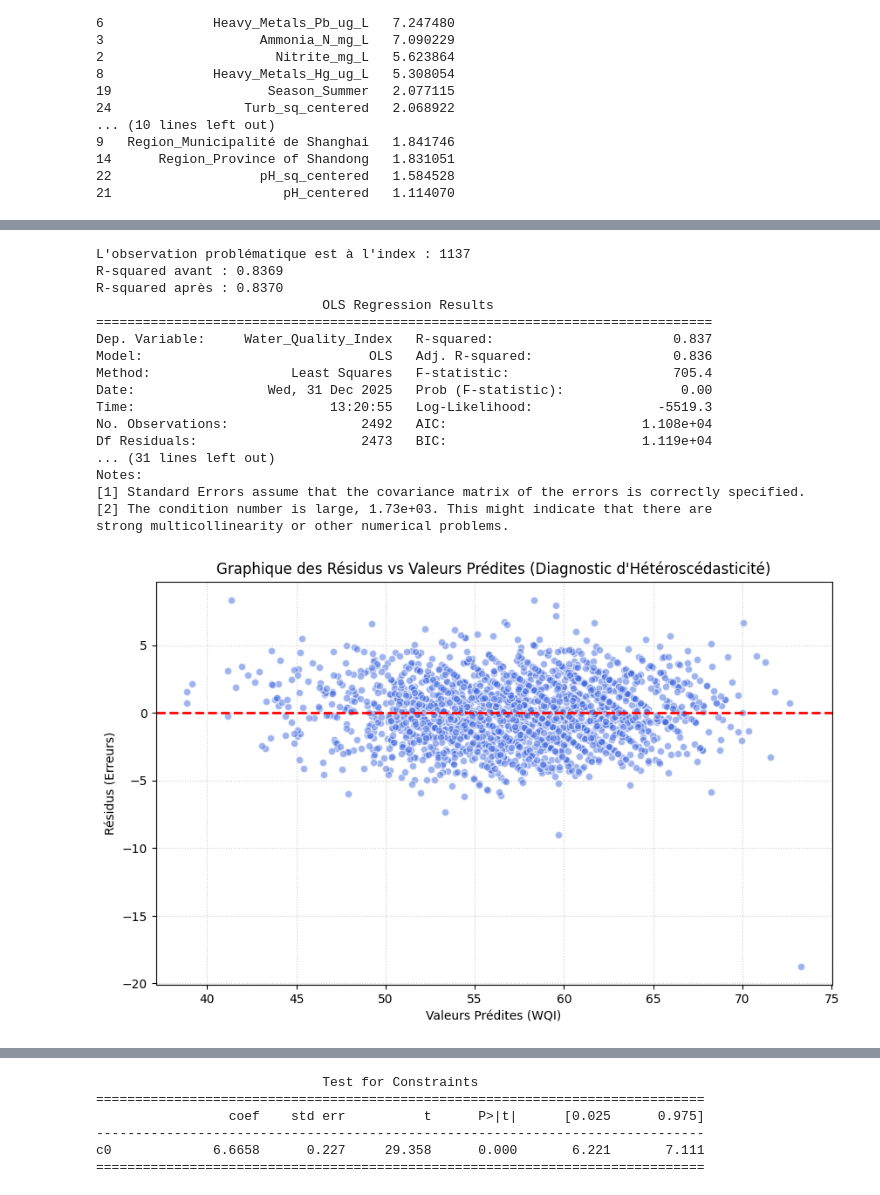
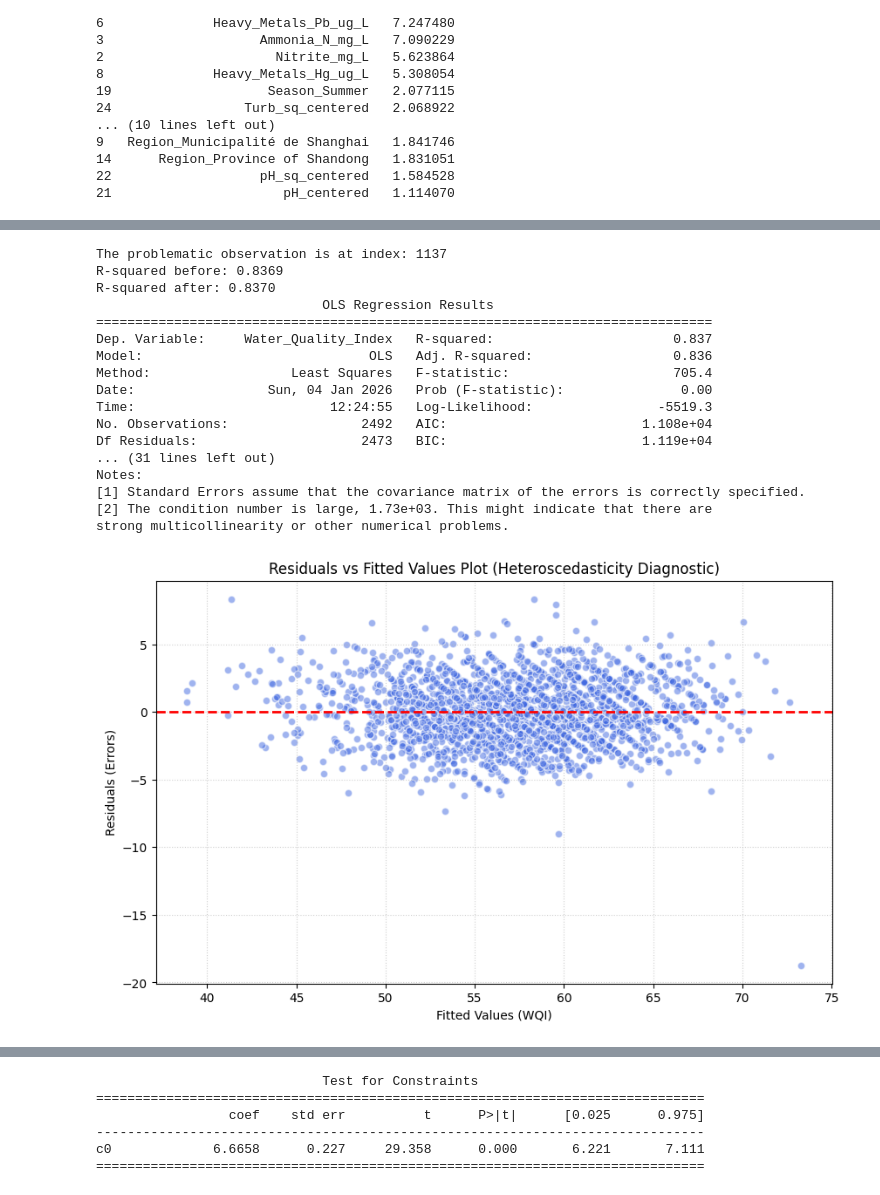
Before and after one commit to MatscoSan/Linear-P1, a Jupyter notebook: notebook.ipynb, the cells around one changed output, grey strips where cells are left out. Cells and saved outputs as stored; diff of their text form; code cells hidden in the pictures.

Commit message:
clean notebook EN

```diff
--- a/notebook.ipynb
+++ b/notebook.ipynb
@@ -429,27 +437,35 @@ plt.show()
 # %%
-idx_coupable = np.argmax(cooks_d)
-print(f"L'observation problématique est à l'index : {idx_coupable}")
+# Identify the most influential observation
+idx_culprit = np.argmax(cooks_d)
+print(f"The problematic observation is at index: {idx_culprit}")
 
-indices_a_supprimer = [1237, 15]
-#suppression des points hyper-influents
-X_final_sans_outlier = X_final_clean.drop(index=indices_a_supprimer, errors='ignore')
-y_train_sans_outlier = y_train.drop(index=indices_a_supprimer, errors='ignore')
-model_final_final = sm.OLS(y_train_sans_outlier, X_final_sans_outlier).fit()
+# Indices of highly influential points to remove
+indices_to_remove = [1237, 15]
 
-print(f"R-squared avant : {model_final_clean.rsquared:.4f}")
-print(f"R-squared après : {model_final_final.rsquared:.4f}")
+# Remove hyper-influential points
+X_final_no_outlier = X_final_clean.drop(index=indices_to_remove, errors='ignore')
+y_train_no_outlier = y_train.drop(index=indices_to_remove, errors='ignore')
+
+# Refit the model without the outliers
+model_final_final = sm.OLS(y_train_no_outlier, X_final_no_outlier).fit()
+
+# Compare R-squared before and after
+print(f"R-squared before: {model_final_clean.rsquared:.4f}")
+print(f"R-squared after: {model_final_final.rsquared:.4f}")
+
+# Display the final model summary
 print(model_final_final.summary())
 # %% [output]
-L'observation problématique est à l'index : 1137
-R-squared avant : 0.8369
-R-squared après : 0.8370
+The problematic observation is at index: 1137
+R-squared before: 0.8369
+R-squared after: 0.8370
                              OLS Regression Results
 ===============================================================================
 Dep. Variable:     Water_Quality_Index   R-squared:                       0.837
 Model:                             OLS   Adj. R-squared:                  0.836
 Method:                  Least Squares   F-statistic:                     705.4
-Date:                 Wed, 31 Dec 2025   Prob (F-statistic):               0.00
-Time:                         13:20:55   Log-Likelihood:                -5519.3
+Date:                 Sun, 04 Jan 2026   Prob (F-statistic):               0.00
+Time:                         12:24:55   Log-Likelihood:                -5519.3
 No. Observations:                 2492   AIC:                         1.108e+04
 Df Residuals:                     2473   BIC:                         1.119e+04
 ... (31 lines left out)
@@ -460,18 +476,18 @@ strong multicollinearity or other numerical problems.
 # %%
 import matplotlib.pyplot as plt
 
-#calcul des résidus et des valeurs prédites
+# Compute residuals and fitted values
 residuals = model_final_final.resid
 fitted_values = model_final_final.fittedvalues
 
 plt.figure(figsize=(10, 6))
 plt.scatter(fitted_values, residuals, alpha=0.5, color='royalblue', edgecolors='white')
 plt.axhline(y=0, color='red', linestyle='--', linewidth=2)
-plt.title("Graphique des Résidus vs Valeurs Prédites (Diagnostic d'Hétéroscédasticité)")
-plt.xlabel("Valeurs Prédites (WQI)")
-plt.ylabel("Résidus (Erreurs)")
+plt.title("Residuals vs Fitted Values Plot (Heteroscedasticity Diagnostic)")
+plt.xlabel("Fitted Values (WQI)")
+plt.ylabel("Residuals (Errors)")
 plt.grid(True, linestyle=':', alpha=0.6)
 plt.show()
 # %% [output]
-[figure, old version]
+[figure, new version]
 # %%
```
Also changed, not shown: parts of 25 cells of this notebook.
